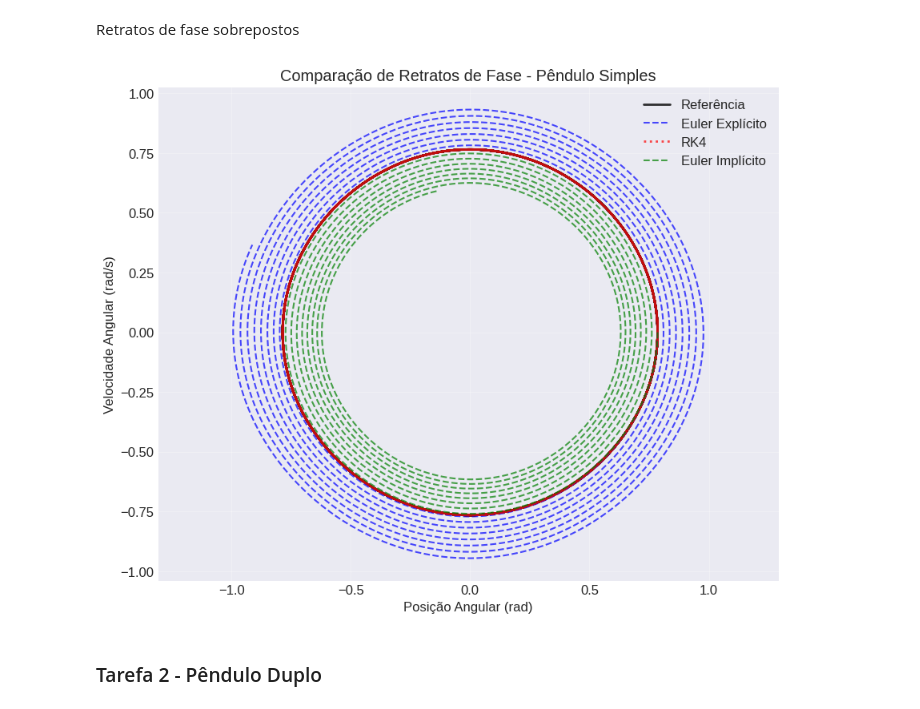
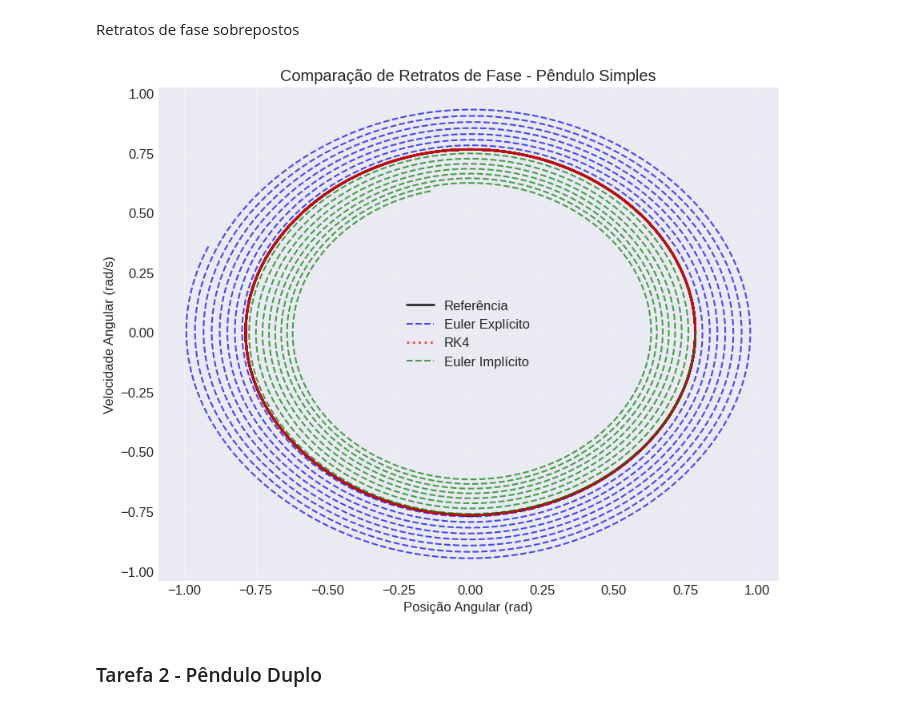
Before and after one commit to cody-setti/Trabalhos_MNED, a Jupyter notebook: T2/codigo/codigo-T2-MNED.ipynb, the cells around one changed output. Drawn from its saved outputs; the diff is of its cells as text; code cells hidden in the pictures.

```diff
--- a/T2/codigo/codigo-T2-MNED.ipynb
+++ b/T2/codigo/codigo-T2-MNED.ipynb
@@ -380,18 +357,17 @@ Retratos de fase sobrepostos
 # %%
 plt.figure(figsize=(10, 8))
 plt.plot(q_ref_long           , p_ref_long           , 'k-' , label='Referência'     , linewidth=2  , alpha=0.8)
 plt.plot(U_euler_long[:, 0]   , U_euler_long[:, 1]   , 'b--', label='Euler Explícito', linewidth=1.5, alpha=0.7)
 plt.plot(U_rk4_long[:, 0]     , U_rk4_long[:, 1]     , 'r:' , label='RK4'            , linewidth=2  , alpha=0.7)
 plt.plot(U_implicit_long[:, 0], U_implicit_long[:, 1], 'g--', label='Euler Implícito', linewidth=1.5, alpha=0.7)
 plt.xlabel('Posição Angular (rad)')
 plt.ylabel('Velocidade Angular (rad/s)')
 plt.title('Comparação de Retratos de Fase - Pêndulo Simples')
 plt.legend()
 plt.grid(True, alpha=0.3)
-plt.axis('equal')
 plt.show()
 # %% [output]
-[figure, old version]
+[figure, new version]
 # %% [markdown]
 ### Tarefa 2 - Pêndulo Duplo
 # %% [markdown]
```
Also changed, not shown: parts of 4 cells of this notebook, 6 other files.
